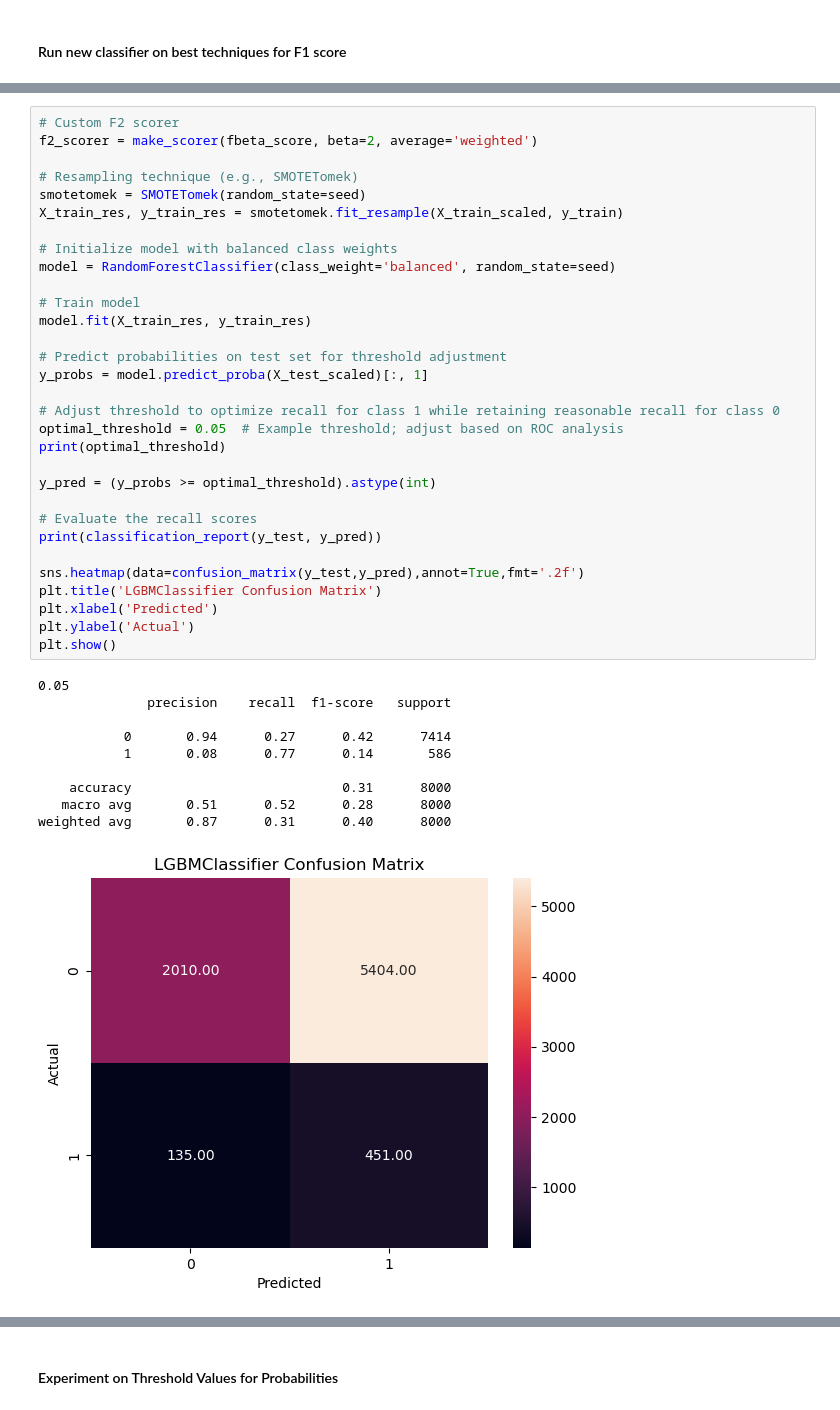
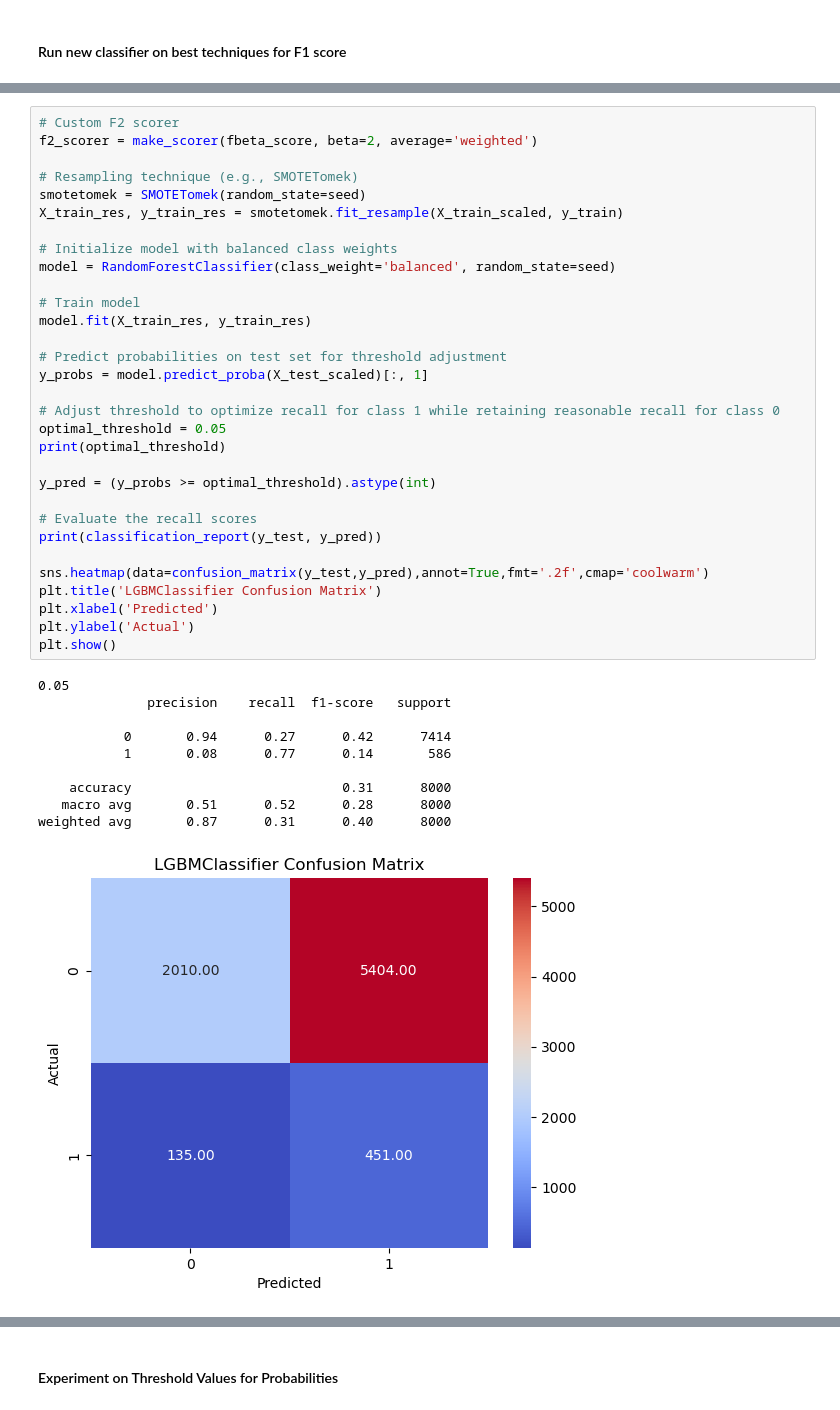
Before and after one commit to sralter/term_deposit_marketing, a Jupyter notebook: project2_modeling.ipynb, the cells around one changed output, grey strips where cells are left out. Drawn from its saved outputs; the diff is of its cells as text.

```diff
--- a/project2_modeling.ipynb
+++ b/project2_modeling.ipynb
@@ -1713,34 +1713,34 @@ X_train_res, y_train_res = smotetomek.fit_resample(X_train_scaled, y_train)
 model = RandomForestClassifier(class_weight='balanced', random_state=seed)
 
 # Train model
 model.fit(X_train_res, y_train_res)
 
 # Predict probabilities on test set for threshold adjustment
 y_probs = model.predict_proba(X_test_scaled)[:, 1]
 
 # Adjust threshold to optimize recall for class 1 while retaining reasonable recall for class 0
-optimal_threshold = 0.05  # Example threshold; adjust based on ROC analysis
+optimal_threshold = 0.05
 print(optimal_threshold)
 
 y_pred = (y_probs >= optimal_threshold).astype(int)
 
 # Evaluate the recall scores
 print(classification_report(y_test, y_pred))
 
-sns.heatmap(data=confusion_matrix(y_test,y_pred),annot=True,fmt='.2f')
+sns.heatmap(data=confusion_matrix(y_test,y_pred),annot=True,fmt='.2f',cmap='coolwarm')
 plt.title('LGBMClassifier Confusion Matrix')
 plt.xlabel('Predicted')
 plt.ylabel('Actual')
 plt.show()
 # %% [output]
 0.05
               precision    recall  f1-score   support
 
            0       0.94      0.27      0.42      7414
            1       0.08      0.77      0.14       586
 
     accuracy                           0.31      8000
    macro avg       0.51      0.52      0.28      8000
 weighted avg       0.87      0.31      0.40      8000
-[figure, old version]
+[figure, new version]
 # %%
```
Also changed, not shown: parts of 15 cells of this notebook.
